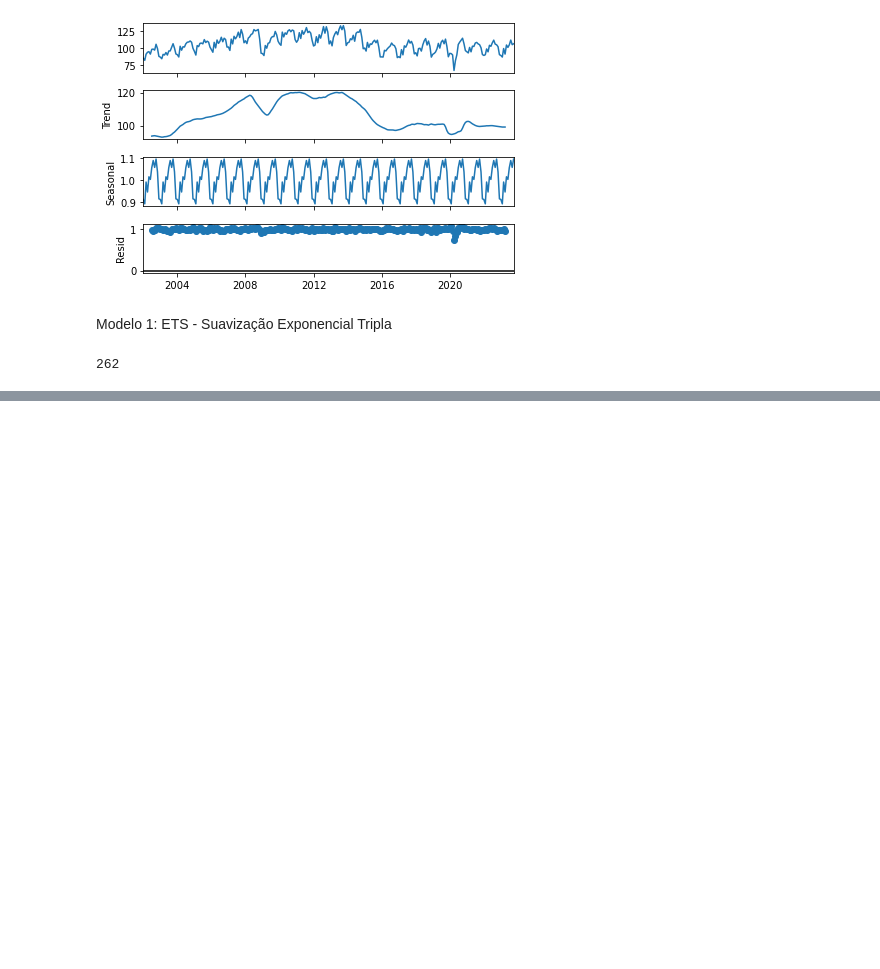
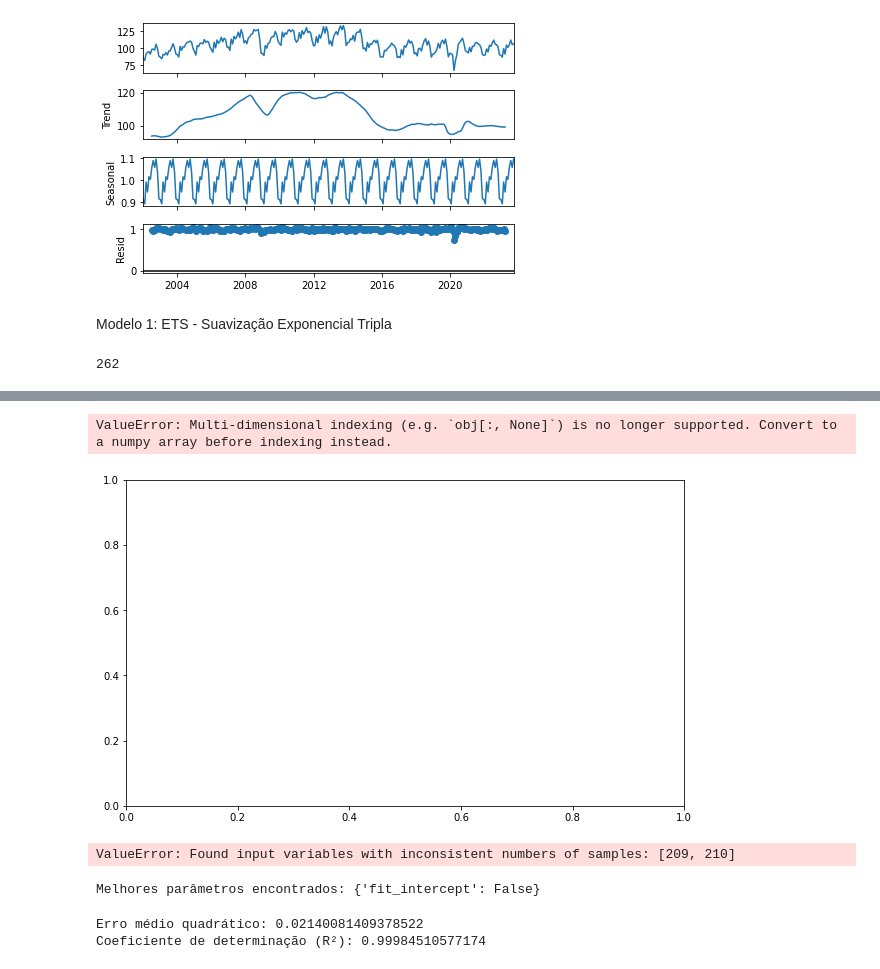
Before and after one commit to brauseo/Previsao_Industria_da_Transformacao, a Jupyter notebook: Previsao_Industria.ipynb, the cells around one changed output, grey strips where cells are left out. Saved outputs shown, nothing was run; the diff lists cells and outputs as text; code cells hidden in the pictures; blank space fills up the shorter version.

```diff
--- a/Previsao_Industria.ipynb
+++ b/Previsao_Industria.ipynb
@@ -238,0 +400,6 @@ from statsmodels.tsa.seasonal import seasonal_decompose
+# %%
+# Extrair o histórico correspondente aos dados de teste
+historical_data = df2.iloc[210:262]
+# %%
+# Configurar o índice do DataFrame como as datas
+predictions_df.set_index('Data', inplace=True)
@@ -238,0 +531,16 @@ from statsmodels.tsa.seasonal import seasonal_decompose
+# %%
+# Plotar o histórico e as previsões
+plt.figure(figsize=(10, 6))
+plt.plot(historical_data['Data'], historical_data['21862 - Indicadores da produção (2022=100) - Indústria de transformação - Índice'], marker='o', label='Histórico')
+plt.plot(predictions_df.index, predictions_df['Previsões'], marker='o', label='Previsões')
+plt.xlabel('Mês/Ano')
+plt.ylabel('Índice da Produção')
+plt.title('Histórico vs. Previsões')
+plt.legend()
+plt.grid(True)
+plt.xticks(rotation=45)
+plt.tight_layout()
+plt.show()
+# %% [output]
+ValueError: Multi-dimensional indexing (e.g. `obj[:, None]`) is no longer supported. Convert to a numpy array before indexing instead.
+[figure, added]
@@ -238,0 +550,11 @@ from statsmodels.tsa.seasonal import seasonal_decompose
+# %%
+# Executar o Grid Search
+grid_search.fit(X_train, y_train)
+# %% [output]
+ValueError: Found input variables with inconsistent numbers of samples: [209, 210]
+# %%
+# Melhores parâmetros encontrados
+best_params = grid_search.best_params_
+print("Melhores parâmetros encontrados:", best_params)
+# %% [output]
+Melhores parâmetros encontrados: {'fit_intercept': False}
@@ -238,0 +572,7 @@ from statsmodels.tsa.seasonal import seasonal_decompose
+# %%
+# Imprimir as métricas de desempenho
+print("Erro médio quadrático:", mse)
+print("Coeficiente de determinação (R²):", r2)
+# %% [output]
+Erro médio quadrático: 0.02140081409378522
+Coeficiente de determinação (R²): 0.99984510577174
```
Also changed, not shown: parts of 137 cells of this notebook.
